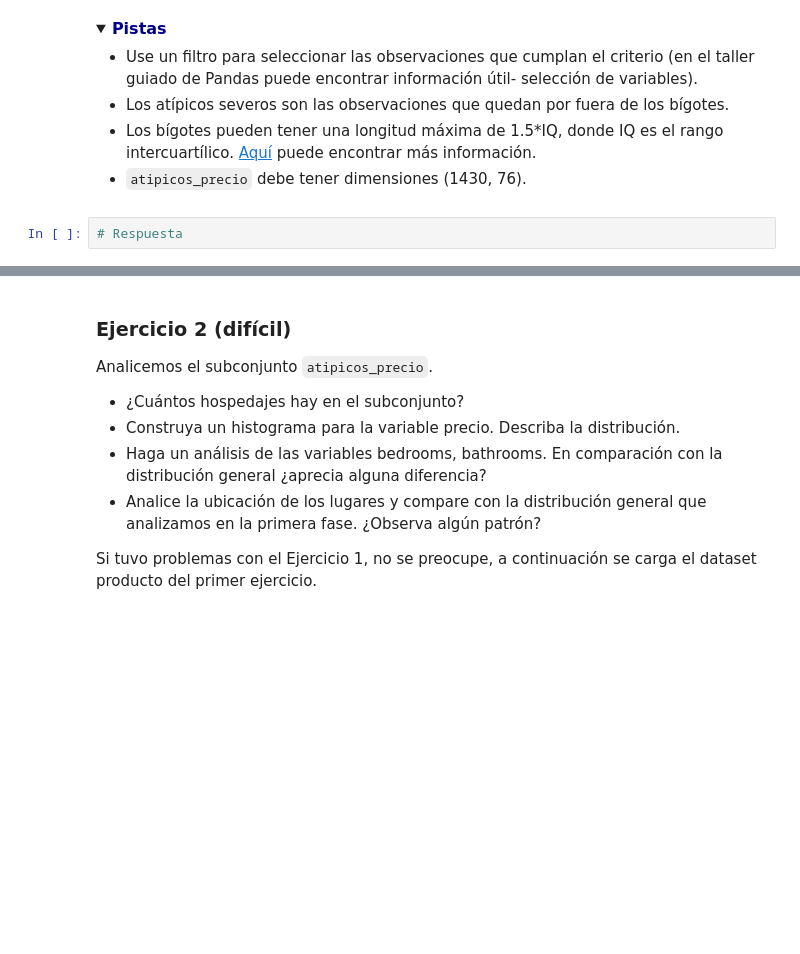
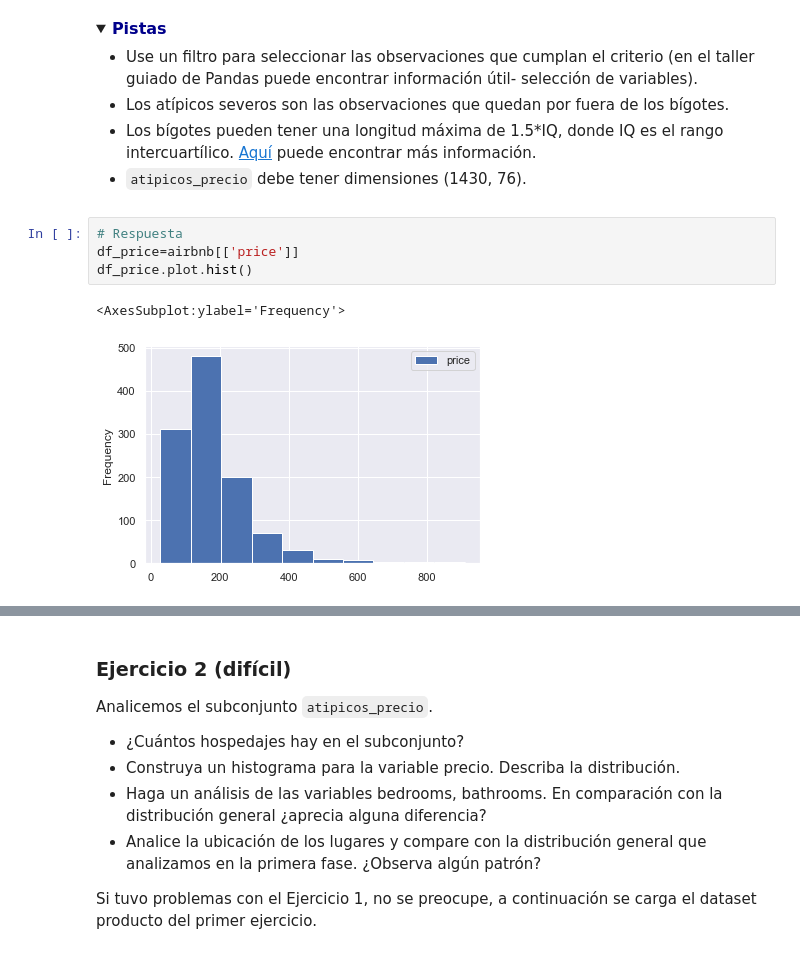
Before and after one commit to chris78rey/DIPLOM_BIGDATA, a Jupyter notebook: deberes/modulo04/talleres guiados/Fase_2_Limpieza_y_transformación_Estudiantes.ipynb, the cells around one changed output, grey strips where cells are left out. Drawn from its saved outputs; the diff is of its cells as text; folded sections open; blank space fills up the shorter version.

```diff
--- a/deberes/modulo04/talleres guiados/Fase_2_Limpieza_y_transformación_Estudiantes.ipynb
+++ b/deberes/modulo04/talleres guiados/Fase_2_Limpieza_y_transformación_Estudiantes.ipynb
@@ -141,5 +163,10 @@ Cree un subconjunto con el nombre `atipicos_precio` que contenga las observacion
 * Los atípicos severos son las observaciones que quedan por fuera de los bígotes.
 * Los bígotes pueden tener una longitud máxima de 1.5*IQ, donde IQ es el rango intercuartílico. [Aquí](https://www.data-to-viz.com/caveat/boxplot.html) puede encontrar más información.
 * `atipicos_precio` debe tener dimensiones (1430, 76).
-# %%
-# Respuesta
+# %%
+# Respuesta
+df_price=airbnb[['price']]
+df_price.plot.hist()
+# %% [output]
+<AxesSubplot:ylabel='Frequency'>
+[figure, added]
```
Also changed, not shown: parts of 8 cells of this notebook.
